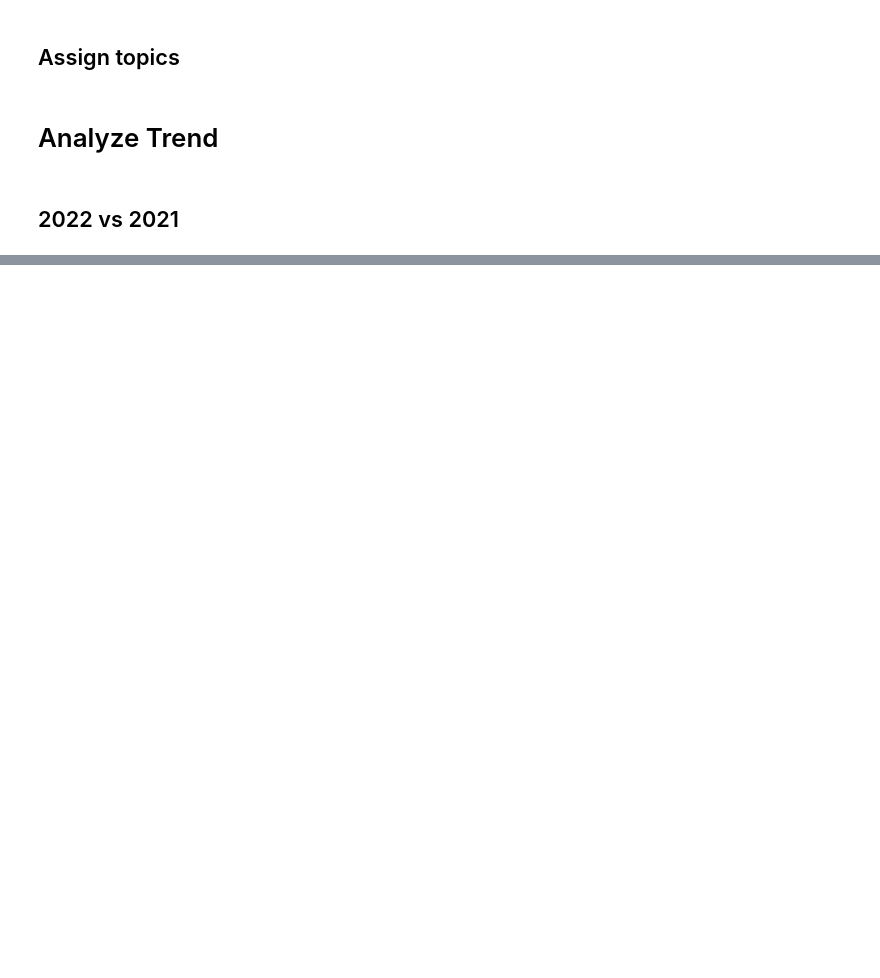
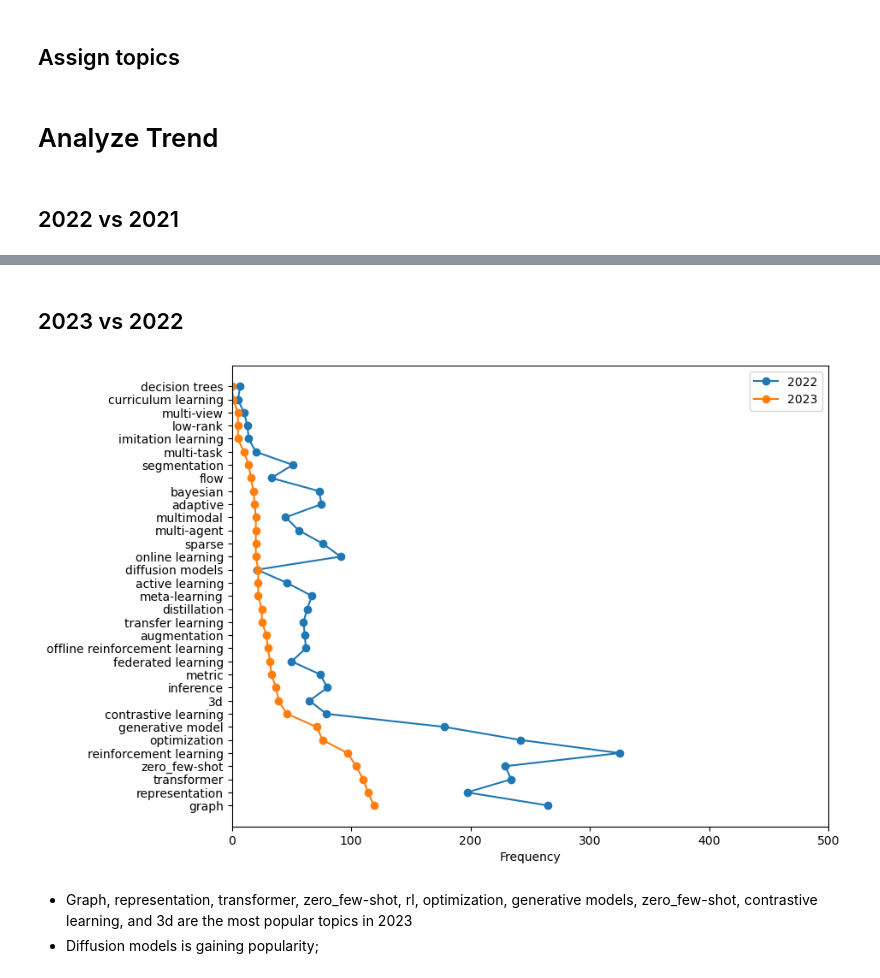
Before and after one commit to charlesxu90/AI-trends, a Jupyter notebook: 1.assign_topics.ipynb, the cells around one changed output, grey strips where cells are left out. Drawn from its saved outputs; the diff is of its cells as text; code cells hidden in the pictures; blank space fills up the shorter version.

```diff
--- a/1.assign_topics.ipynb
+++ b/1.assign_topics.ipynb
@@ -144,6 +161,7 @@ def obtain_topic_for_text(text):
 # %%
 df_2021['topic'] = df_2021['title_lower'].map(obtain_topic_for_text)
 df_2022['topic'] = df_2022['title_lower'].map(obtain_topic_for_text)
+df_2023['topic'] = df_2023['title_lower'].map(obtain_topic_for_text)
 # %% [markdown]
 # Analyze Trend
 # %%
@@ -164,6 +182,7 @@ import matplotlib.pyplot as plt
 
 topics, freq_21, ratio_21 = calculate_topic_frequency_ratio(df_2021)
 _, freq_22, ratio_22 = calculate_topic_frequency_ratio(df_2022)
+_, freq_23, ratio_23 = calculate_topic_frequency_ratio(df_2023)
 # %% [markdown]
 ## 2022 vs 2021
 # %%
@@ -187,0 +219,29 @@ Multimodal, contrastive learning, and graph are gaining popularity in 2022
+# %% [markdown]
+## 2023 vs 2022
+# %%
+sortby = '2023'
+
+topic2freq_22 = {topic:freq for topic, freq in zip(topics, freq_22)}
+topic2freq_23 = {topic:freq for topic, freq in zip(topics, freq_23)}
+
+if sortby == '2022':
+    topics_sorted = sorted(topic2freq_22.keys(), key=lambda x: topic2freq_22[x], reverse=True)
+else:
+    topics_sorted = sorted(topic2freq_23.keys(), key=lambda x: topic2freq_23[x], reverse=True)
+
+topic2freq_22 = {topic:topic2freq_22[topic] for topic in topics_sorted}
+topic2freq_23 = {topic:topic2freq_23[topic] for topic in topics_sorted}
+
+plt.figure(figsize=(9,7))
+plt.plot(topic2freq_22.values(), topic2freq_22.keys(), '-o', label='2022')
+plt.plot(topic2freq_23.values(), topic2freq_23.keys(), '-o', label='2023')
+plt.xlim([0, 500])
+plt.xlabel('Frequency')
+plt.legend()
+plt.savefig('./figures/Topics_summary-2023.jpg', bbox_inches='tight')
+plt.show()
+# %% [output]
+[figure, added]
+# %% [markdown]
+- Graph, representation, transformer, zero_few-shot, rl, optimization, generative models, zero_few-shot, contrastive learning, and 3d are the most popular topics in 2023
+- Diffusion models is gaining popularity;
```
Also changed, not shown: parts of 11 cells of this notebook, 4 other files.
